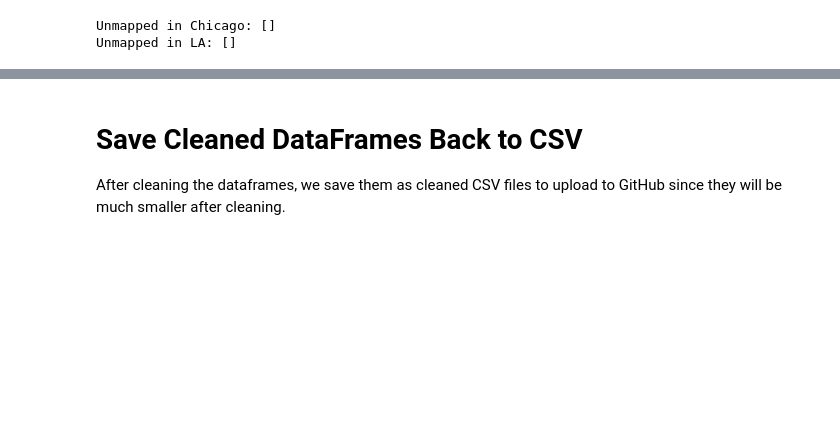
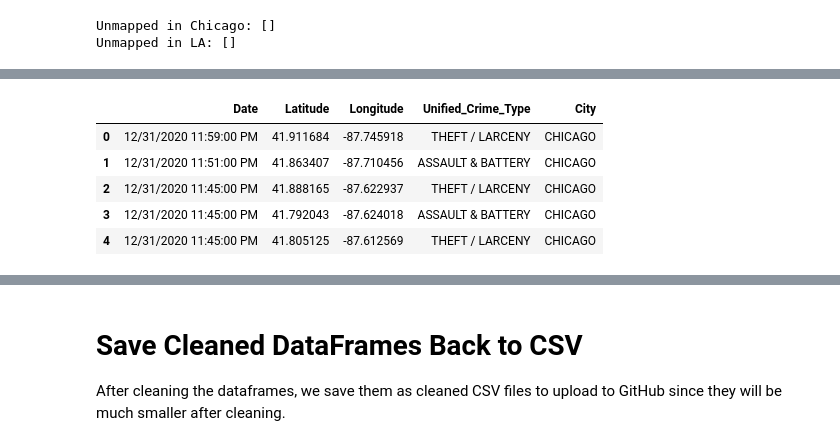
Before and after one commit to Julia27J/Wheeler-Wilkinson, a Jupyter notebook: LA_and_Chicago_analysis.ipynb, the cells around one changed output, grey strips where cells are left out. Saved outputs shown, nothing was run; the diff lists cells and outputs as text; code cells hidden in the pictures; blank space fills up the shorter version.

Commit message:
Update LA and Chicago analysis notebook

```diff
--- a/LA_and_Chicago_analysis.ipynb
+++ b/LA_and_Chicago_analysis.ipynb
@@ -268,0 +281,7 @@ LA.head(5)
+# %%
+# Keep only the specified columns in each dataframe
+chicago = chicago[['Date', 'Latitude', 'Longitude', 'Unified_Crime_Type']]
+LA = LA[['DATE OCC', 'LAT', 'LON', 'Unified_Crime_Type']]
+
+print("Chicago columns:", list(chicago.columns))
+print("LA columns:", list(LA.columns))
@@ -268,0 +309,11 @@ LA.head(5)
+# %%
+chicago['City'] = 'CHICAGO'
+chicago = chicago.rename(columns={'Date': 'Date', 'Latitude': 'Latitude', 'Longitude': 'Longitude'})
+chicago.head(5)
+# %% [output]
+|  | Date | Latitude | Longitude | Unified_Crime_Type | City |
+| 0 | 12/31/2020 11:59:00 PM | 41.911684 | -87.745918 | THEFT / LARCENY | CHICAGO |
+| 1 | 12/31/2020 11:51:00 PM | 41.863407 | -87.710456 | ASSAULT & BATTERY | CHICAGO |
+| 2 | 12/31/2020 11:45:00 PM | 41.888165 | -87.622937 | THEFT / LARCENY | CHICAGO |
+| 3 | 12/31/2020 11:45:00 PM | 41.792043 | -87.624018 | ASSAULT & BATTERY | CHICAGO |
+| 4 | 12/31/2020 11:45:00 PM | 41.805125 | -87.612569 | THEFT / LARCENY | CHICAGO |
```
Also changed, not shown: parts of 12 cells of this notebook.
